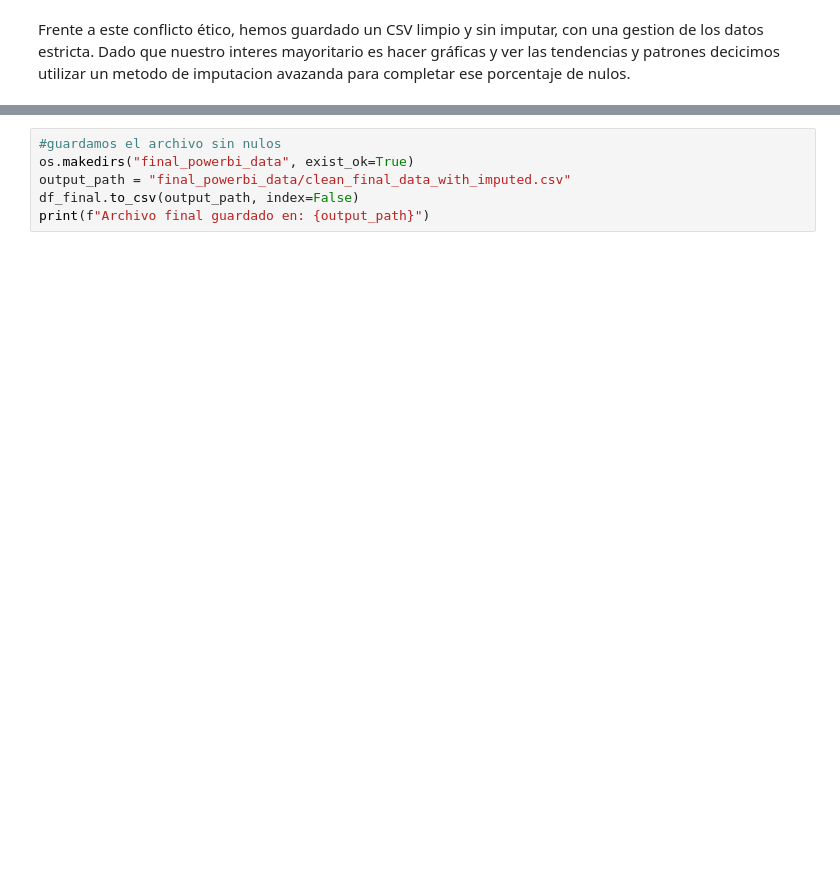
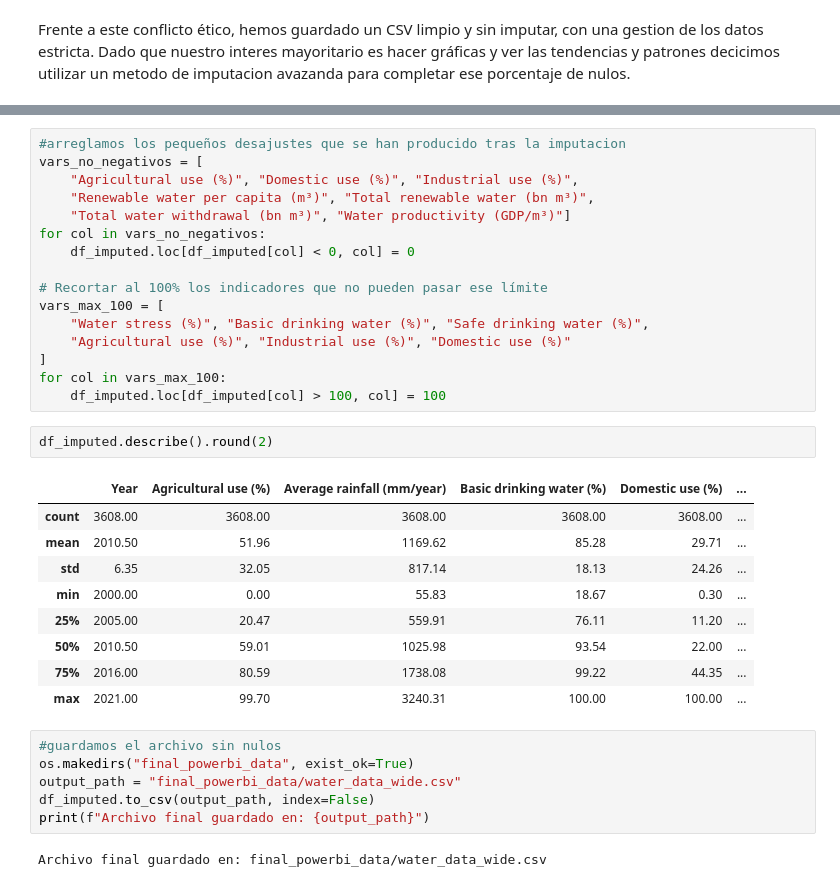
Before and after one commit to Adalab/proyecto-da-promo-d-modulo-4-powerbi-team-1, a Jupyter notebook: EDA Banco Mundial.ipynb, the cells around one changed output, grey strips where cells are left out. Cells and saved outputs as stored; diff of their text form; blank space fills up the shorter version.

```diff
--- a/EDA Banco Mundial.ipynb
+++ b/EDA Banco Mundial.ipynb
@@ -272,6 +627,36 @@ df_final = df_final[[
+# %%
+#arreglamos los pequeños desajustes que se han producido tras la imputacion
+vars_no_negativos = [
+    "Agricultural use (%)", "Domestic use (%)", "Industrial use (%)",
+    "Renewable water per capita (m³)", "Total renewable water (bn m³)",
+    "Total water withdrawal (bn m³)", "Water productivity (GDP/m³)"]
+for col in vars_no_negativos:
+    df_imputed.loc[df_imputed[col] < 0, col] = 0
+
+# Recortar al 100% los indicadores que no pueden pasar ese límite
+vars_max_100 = [
+    "Water stress (%)", "Basic drinking water (%)", "Safe drinking water (%)",
+    "Agricultural use (%)", "Industrial use (%)", "Domestic use (%)"
+]
+for col in vars_max_100:
+    df_imputed.loc[df_imputed[col] > 100, col] = 100
+# %%
+df_imputed.describe().round(2)
+# %% [output]
+|  | Year | Agricultural use (%) | Average rainfall (mm/year) | Basic drinking water (%) | Domestic use (%) | ... |
+| count | 3608.00 | 3608.00 | 3608.00 | 3608.00 | 3608.00 | ... |
+| mean | 2010.50 | 51.96 | 1169.62 | 85.28 | 29.71 | ... |
+| std | 6.35 | 32.05 | 817.14 | 18.13 | 24.26 | ... |
+| min | 2000.00 | 0.00 | 55.83 | 18.67 | 0.30 | ... |
+| 25% | 2005.00 | 20.47 | 559.91 | 76.11 | 11.20 | ... |
+| 50% | 2010.50 | 59.01 | 1025.98 | 93.54 | 22.00 | ... |
+| 75% | 2016.00 | 80.59 | 1738.08 | 99.22 | 44.35 | ... |
+| max | 2021.00 | 99.70 | 3240.31 | 100.00 | 100.00 | ... |
 # %%
 #guardamos el archivo sin nulos
 os.makedirs("final_powerbi_data", exist_ok=True)
-output_path = "final_powerbi_data/clean_final_data_with_imputed.csv"
-df_final.to_csv(output_path, index=False)
+output_path = "final_powerbi_data/water_data_wide.csv"
+df_imputed.to_csv(output_path, index=False)
 print(f"Archivo final guardado en: {output_path}")
+# %% [output]
+Archivo final guardado en: final_powerbi_data/water_data_wide.csv
```
Also changed, not shown: parts of 30 cells of this notebook, 3 other files.
